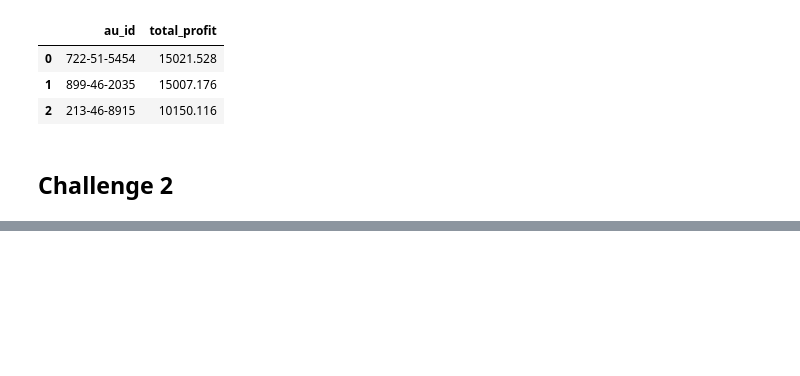
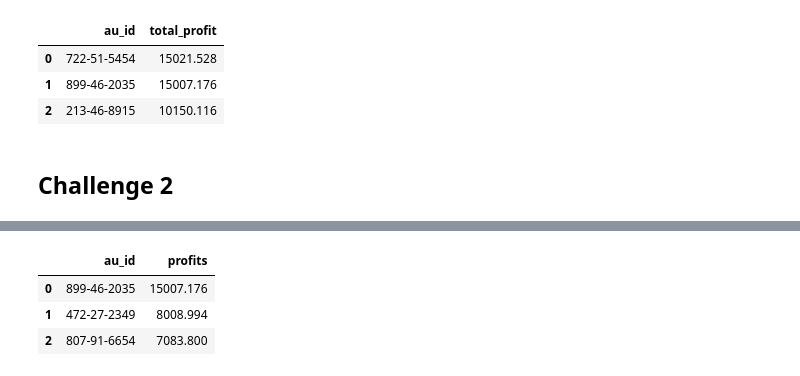
Before and after one commit to EiroaMD/lab-advanced-sql, a Jupyter notebook: your-code/solutions.ipynb, the cells around one changed output, grey strips where cells are left out. Saved outputs shown, nothing was run; the diff lists cells and outputs as text; code cells hidden in the pictures; blank space fills up the shorter version.

```diff
--- a/your-code/solutions.ipynb
+++ b/your-code/solutions.ipynb
@@ -297,0 +293,17 @@ BadRequest: 400 Syntax error: Unexpected keyword SELECT at [3:1]
+# %%
+query5 = """
+SELECT *
+FROM
+    `ironhack-data-analytics.publications.most_profiting_authors_dani`
+ORDER BY
+    profits DESC
+"""
+# %%
+query_job = client.query(query=query5)
+df = query_job.to_dataframe()
+df.head(20)
+# %% [output]
+|  | au_id | profits |
+| 0 | 899-46-2035 | 15007.176 |
+| 1 | 472-27-2349 | 8008.994 |
+| 2 | 807-91-6654 | 7083.800 |
```
Also changed, not shown: parts of 4 cells of this notebook.
